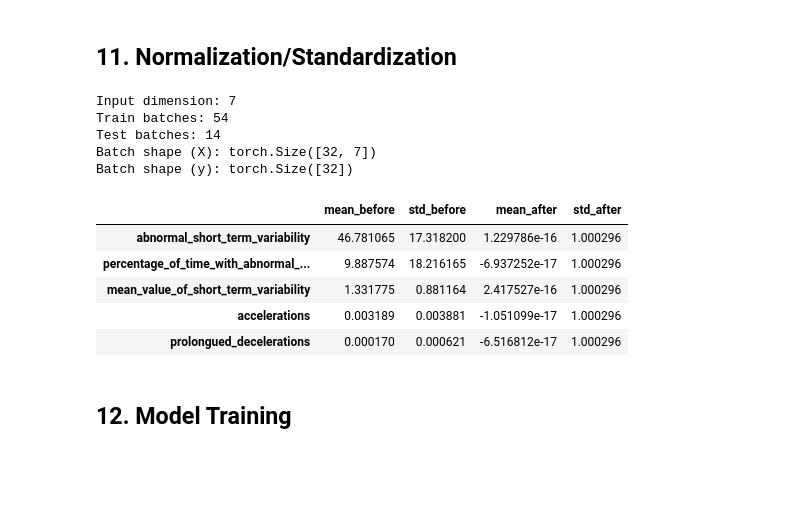
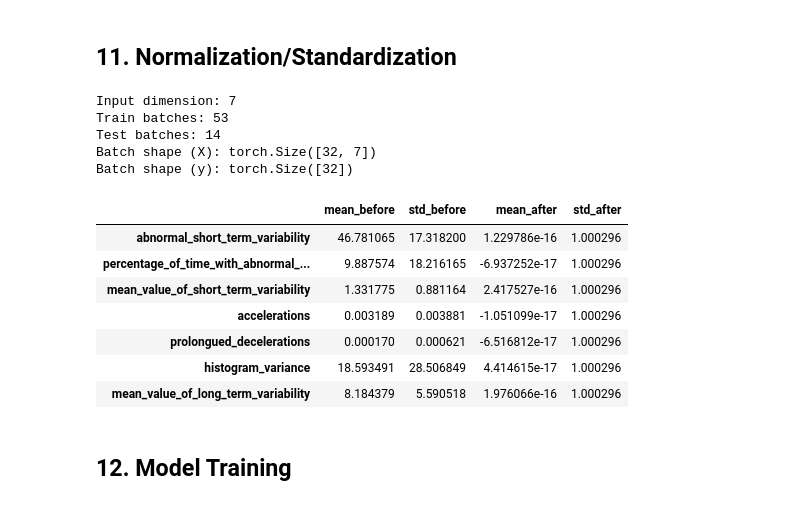
Before and after one commit to iluizacosta/mlp-advanced-ai-topics, a Jupyter notebook: fetal_health_notebook.ipynb, the cells around one changed output. Cells and saved outputs as stored; diff of their text form; code cells hidden in the pictures; blank space fills up the shorter version.

```diff
--- a/fetal_health_notebook.ipynb
+++ b/fetal_health_notebook.ipynb
@@ -999,7 +1002,7 @@ def combined_feature_selection(df, target_col, top_k=10, vif_threshold=10.0):
 
 ranking_norm, selected_features, final_features, removed_features, final_vif = combined_feature_selection(
     train_df,
-    target_col="fetal_health",
+    target_col=target_col,
     top_k=10,
     vif_threshold=10.0
 )
@@ -1086,8 +1089,8 @@ Final VIF table:
 # %% [markdown]
 ### Applying Features on DataSet
 # %%
-train_df_selected = train_df[final_features + ["fetal_health"]]
-test_df_selected = test_df[final_features + ["fetal_health"]]
+train_df_selected = train_df[final_features + [target_col]]
+test_df_selected = test_df[final_features + [target_col]]
 
 print("Train selected shape:", train_df_selected.shape)
 print("Test selected shape:", test_df_selected.shape)
@@ -1181,8 +1184,8 @@ def prepare_dataloaders(train_df, test_df, target_col, batch_size=32):
 train_loader, test_loader, scaler, input_dim = prepare_dataloaders(
     train_df_selected,
     test_df_selected,
-    target_col="fetal_health",
-    batch_size=32
+    target_col=target_col,
+    batch_size=config["model"]["batch_size"]
 )
 
 print(f"Input dimension: {input_dim}")
@@ -1195,37 +1198,41 @@ for X, y in train_loader:
     break
 # %% [output]
 Input dimension: 7
-Train batches: 54
+Train batches: 53
 Test batches: 14
 Batch shape (X): torch.Size([32, 7])
 Batch shape (y): torch.Size([32])
 # %%
-# Before
-before_stats = train_df_selected.drop(columns=["fetal_health"]).agg(['mean', 'std']).T
+# Before (original statistics)
+before_stats = train_df_selected.drop(columns=[target_col]).agg(['mean', 'std']).T
 
-# After
-X_scaled = scaler.transform(train_df_selected.drop(columns=["fetal_health"]))
+# After (scaled statistics)
+X_scaled = scaler.transform(train_df_selected.drop(columns=[target_col]))
 
 after_stats = pd.DataFrame(
     X_scaled,
-    columns=train_df_selected.drop(columns=["fetal_health"]).columns
+    columns=train_df_selected.drop(columns=[target_col]).columns
 ).agg(['mean', 'std']).T
 
+# Comparison table
 comparison = pd.DataFrame({
     "mean_before": before_stats["mean"],
     "std_before": before_stats["std"],
     "mean_after": after_stats["mean"],
     "std_after": after_stats["std"],
 })
 
-comparison.head()
+# Show full table
+comparison
 # %% [output]
 |  | mean_before | std_before | mean_after | std_after |
 | abnormal_short_term_variability | 46.781065 | 17.318200 | 1.229786e-16 | 1.000296 |
 | percentage_of_time_with_abnormal_... | 9.887574 | 18.216165 | -6.937252e-17 | 1.000296 |
 | mean_value_of_short_term_variability | 1.331775 | 0.881164 | 2.417527e-16 | 1.000296 |
 | accelerations | 0.003189 | 0.003881 | -1.051099e-17 | 1.000296 |
 | prolongued_decelerations | 0.000170 | 0.000621 | -6.516812e-17 | 1.000296 |
+| histogram_variance | 18.593491 | 28.506849 | 4.414615e-17 | 1.000296 |
+| mean_value_of_long_term_variability | 8.184379 | 5.590518 | 1.976066e-16 | 1.000296 |
 # %% [markdown]
 ## 12. Model Training
 # %% [markdown]
```
Also changed, not shown: parts of 11 cells of this notebook, 4 other files.
